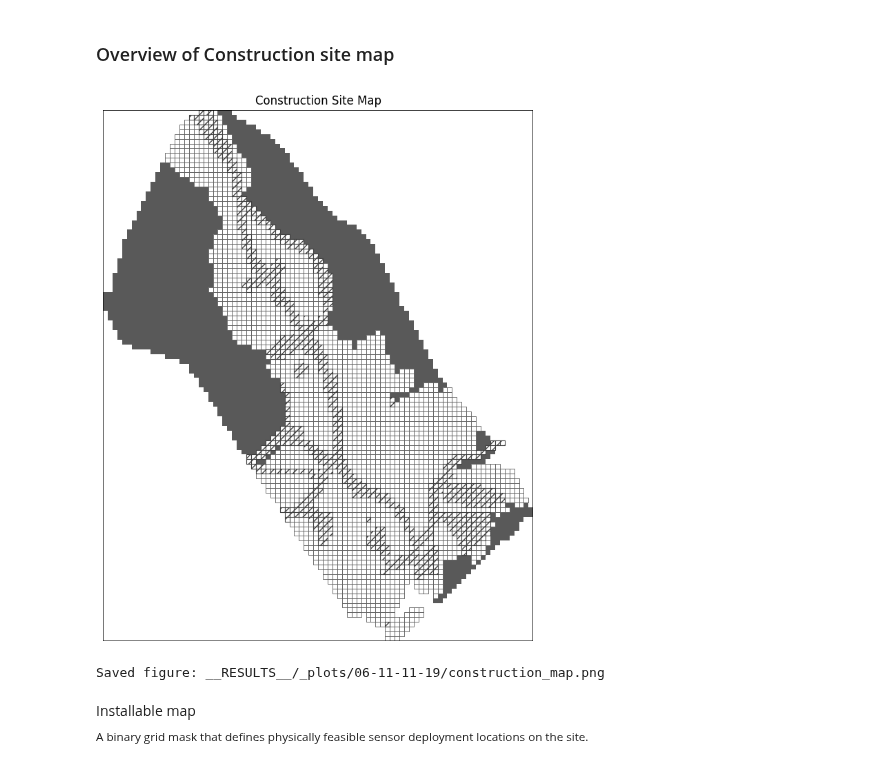
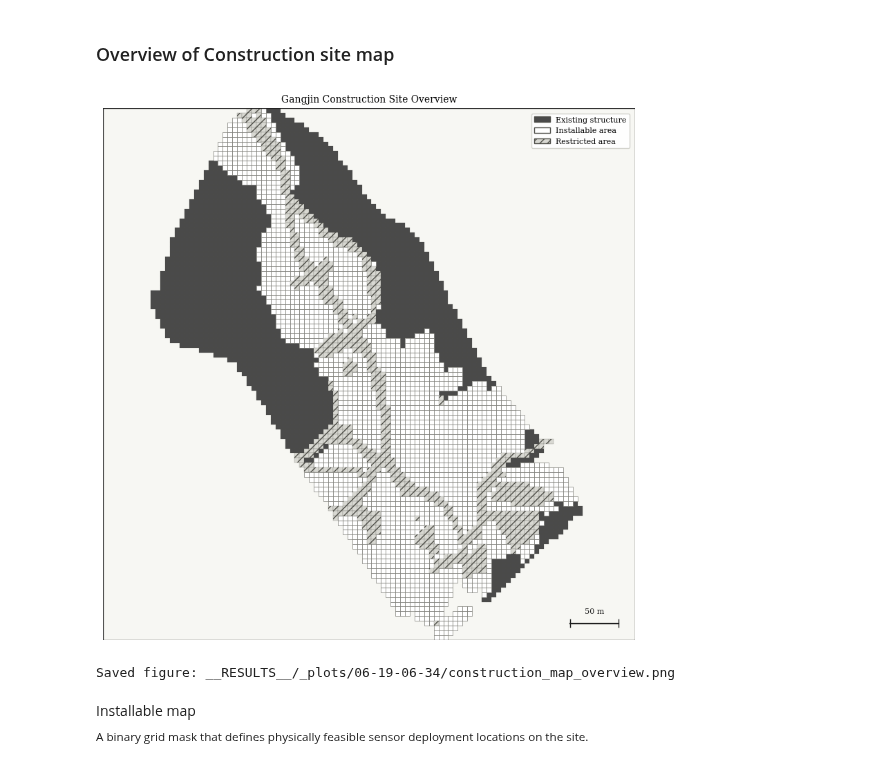
Before and after one commit to yutakseo/SensorDeployment_Optimizer, a Jupyter notebook: demo_ga.ipynb, the cells around one changed output. Drawn from its saved outputs; the diff is of its cells as text; code cells hidden in the pictures.

```diff
--- a/demo_ga.ipynb
+++ b/demo_ga.ipynb
@@ -1,10 +1,14 @@
 # %%
 from datetime import datetime
+import importlib
 import numpy as np
 from cpuinfo import get_cpu_info
-from Analysis.visualization import VisualTool
+import Analysis.visualization as visualization
 from Engine.map_loader import MapLoader
 from Engine.masks import layer_map
+
+importlib.reload(visualization)
+VisualTool = visualization.VisualTool
 # %%
 vis=VisualTool(show=True, size=(10,10), save=True, dpi=100, save_dir="__RESULTS__/_plots")
 # %% [markdown]
@@ -12,10 +16,10 @@ vis=VisualTool(show=True, size=(10,10), save=True, dpi=100, save_dir="__RESULTS_
 # %%
 map=MapLoader().load("gangjin/full")
 # %%
-vis.showMap(map_data=map, title="Construction Site Map", cmap='gray', filename="construction_map")
+vis.showMapOverview(map_data=map, title="Gangjin Construction Site Overview", filename="construction_map_overview")
 # %% [output]
-[figure, old version]
+[figure, new version]
-Saved figure: __RESULTS__/_plots/06-11-11-19/construction_map.png
+Saved figure: __RESULTS__/_plots/06-19-06-34/construction_map_overview.png
 # %% [markdown]
 Installable map
 <br><sub> A binary grid mask that defines physically feasible sensor deployment locations on the site. </sub>
```
Also changed, not shown: parts of 10 cells of this notebook, 5 other files.
